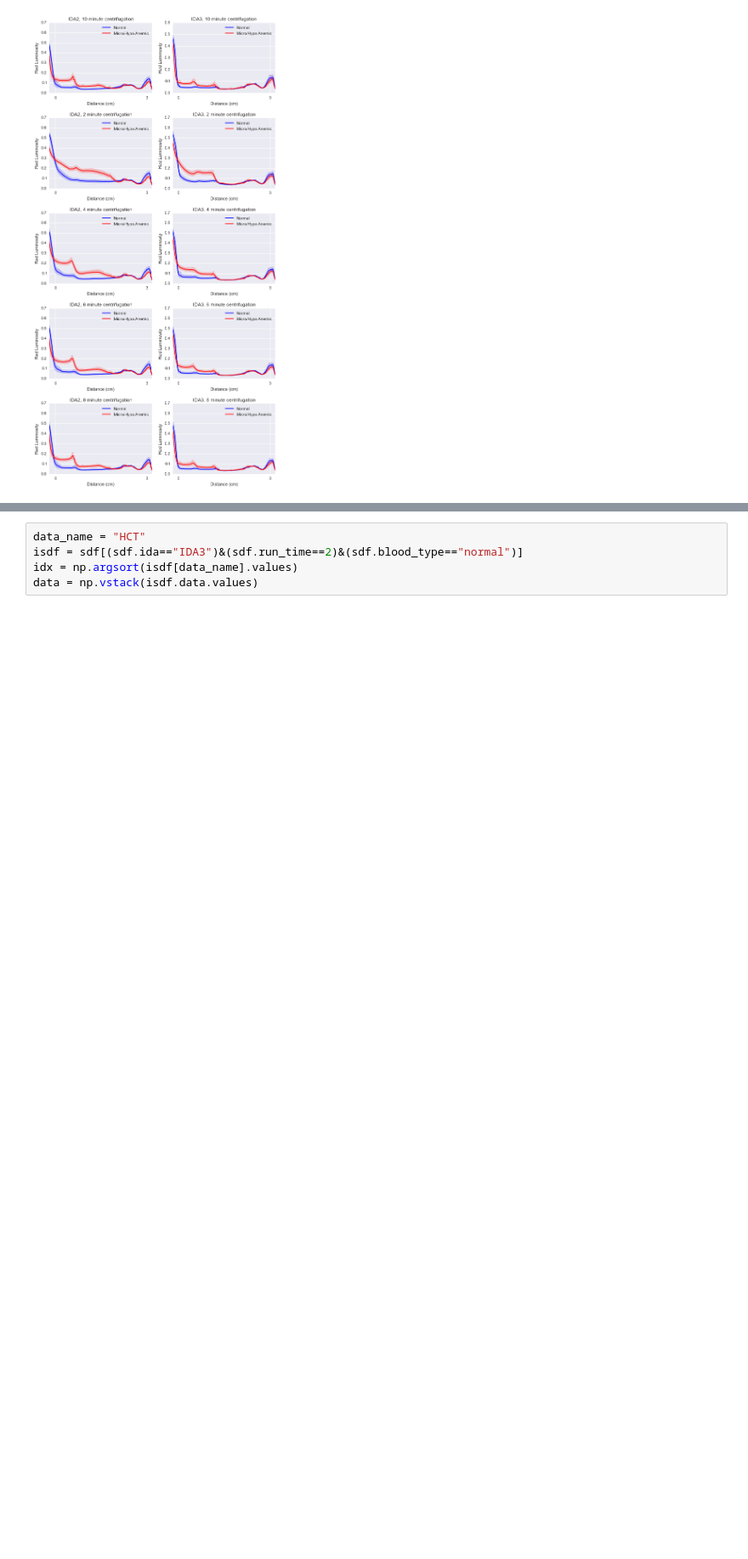
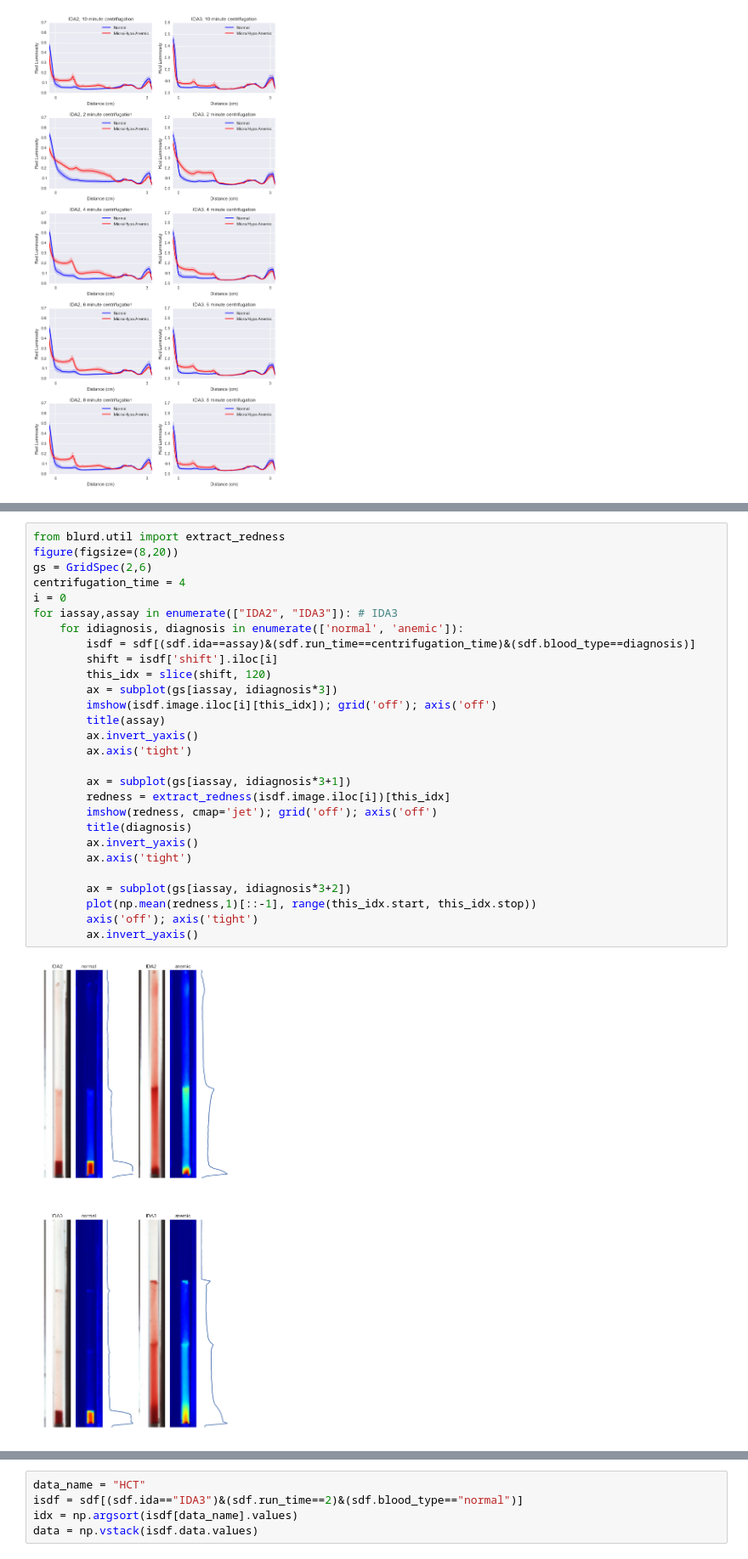
Before and after one commit to alexbw/ida, a Jupyter notebook: analysis/12-8-2014 Explanatory Figures.ipynb, the cells around one changed output, grey strips where cells are left out. Shown at 85% size. Cells and saved outputs as stored; diff of their text form; blank space fills up the shorter version.

Commit message:
Plot tweaks, PEP8 OCD stuff

```diff
--- a/analysis/12-8-2014 Explanatory Figures.ipynb
+++ b/analysis/12-8-2014 Explanatory Figures.ipynb
@@ -50,0 +68,30 @@ Stacked tube plots (vstacked data) IDA3 10 minutes arranged by %Hypo with %Hypo
+# %%
+from blurd.util import extract_redness
+figure(figsize=(8,20))
+gs = GridSpec(2,6)
+centrifugation_time = 4
+i = 0
+for iassay,assay in enumerate(["IDA2", "IDA3"]): # IDA3
+    for idiagnosis, diagnosis in enumerate(['normal', 'anemic']):
+        isdf = sdf[(sdf.ida==assay)&(sdf.run_time==centrifugation_time)&(sdf.blood_type==diagnosis)]
+        shift = isdf['shift'].iloc[i]
+        this_idx = slice(shift, 120)
+        ax = subplot(gs[iassay, idiagnosis*3])
+        imshow(isdf.image.iloc[i][this_idx]); grid('off'); axis('off')
+        title(assay)
+        ax.invert_yaxis()
+        ax.axis('tight')
+
+        ax = subplot(gs[iassay, idiagnosis*3+1])
+        redness = extract_redness(isdf.image.iloc[i])[this_idx]
+        imshow(redness, cmap='jet'); grid('off'); axis('off')
+        title(diagnosis)
+        ax.invert_yaxis()
+        ax.axis('tight')
+
+        ax = subplot(gs[iassay, idiagnosis*3+2])
+        plot(np.mean(redness,1)[::-1], range(this_idx.start, this_idx.stop))
+        axis('off'); axis('tight')
+        ax.invert_yaxis()
+# %% [output]
+[figure, added]
```
Also changed, not shown: parts of 3 cells of this notebook, 1 other file.
